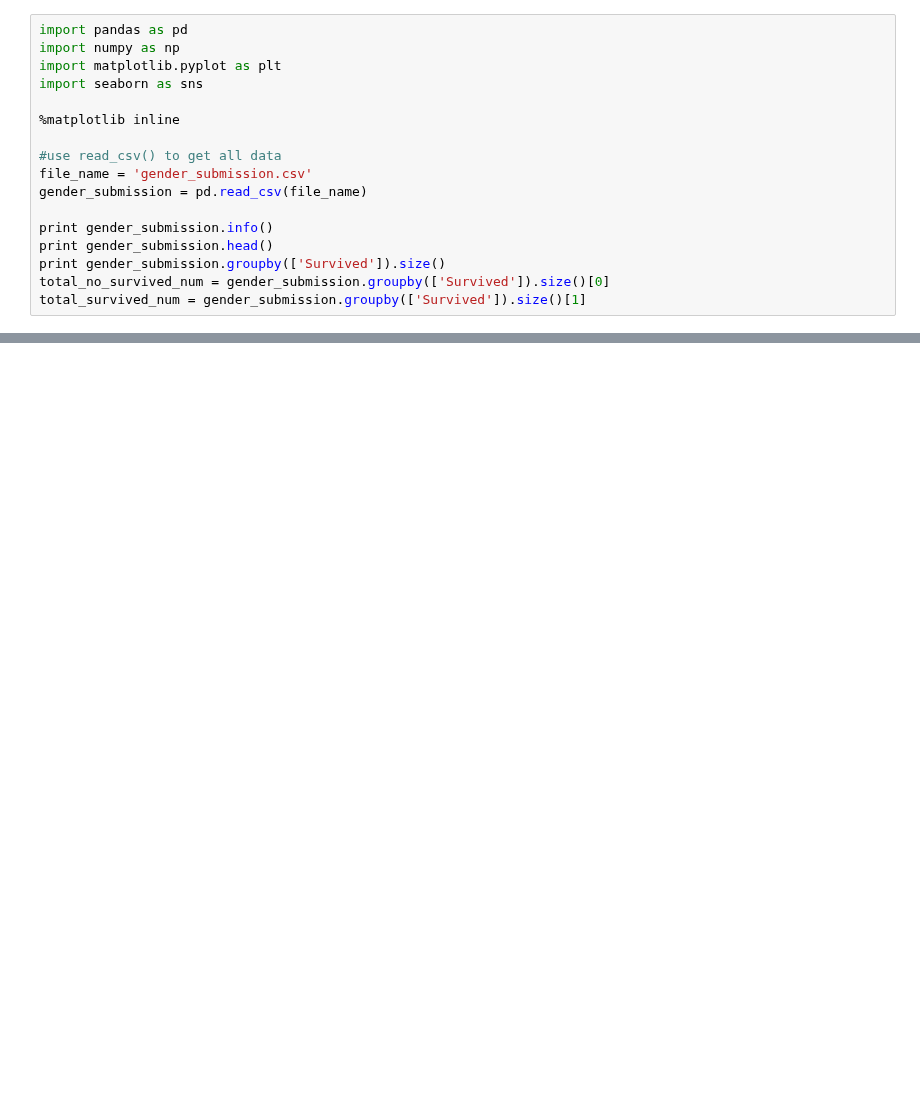
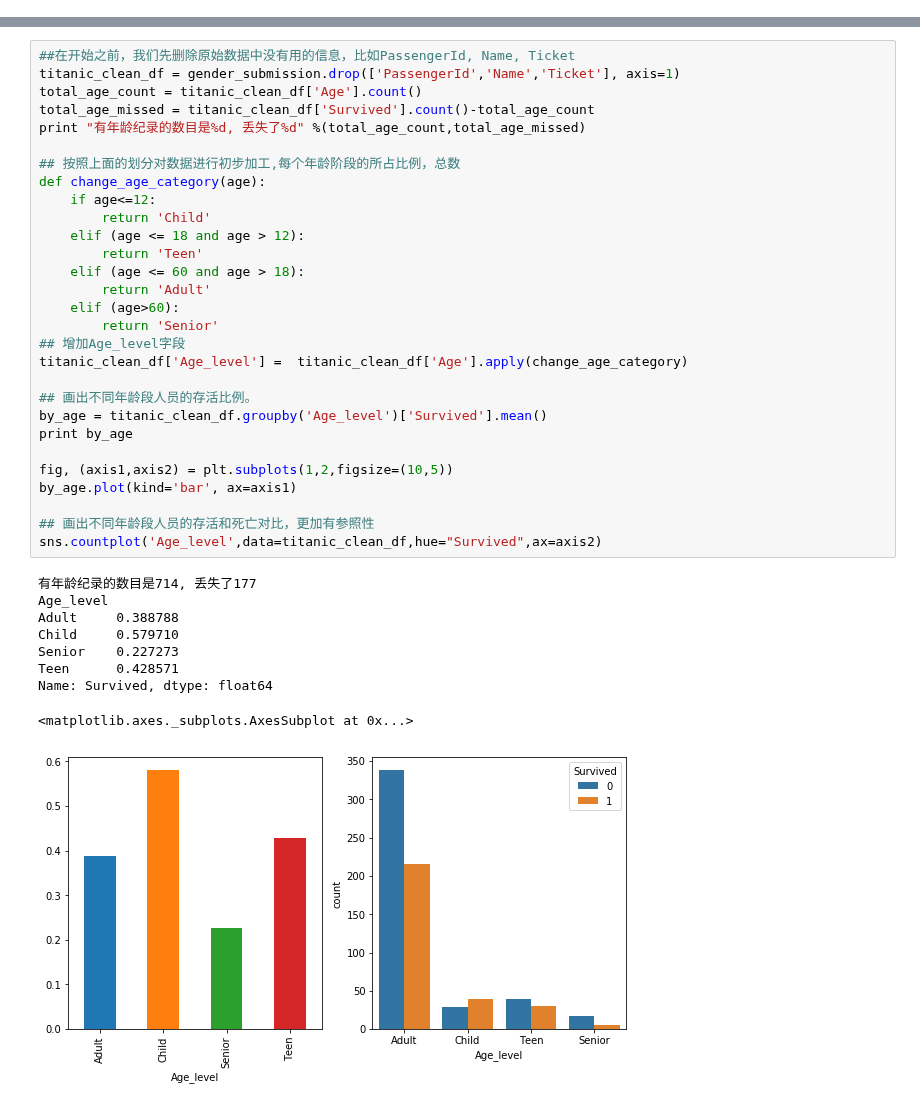
Before and after one commit to wolfgao/deeplearning, a Jupyter notebook: p4_final/Titanic_passengers_analysis.ipynb, the cells around one changed output, grey strips where cells are left out. Drawn from its saved outputs; the diff is of its cells as text; blank space fills up the shorter version.

Commit message:
Titanic passengers data analysis completed alpha version.

```diff
--- a/p4_final/Titanic_passengers_analysis.ipynb
+++ b/p4_final/Titanic_passengers_analysis.ipynb
@@ -24,17 +0,0 @@
-# %%
-import pandas as pd
-import numpy as np
-import matplotlib.pyplot as plt
-import seaborn as sns
-
-%matplotlib inline
-
-#use read_csv() to get all data
-file_name = 'gender_submission.csv'
-gender_submission = pd.read_csv(file_name)
-
-print gender_submission.info()
-print gender_submission.head()
-print gender_submission.groupby(['Survived']).size()
-total_no_survived_num = gender_submission.groupby(['Survived']).size()[0]
-total_survived_num = gender_submission.groupby(['Survived']).size()[1]
@@ -304,0 +139,39 @@ ValueError: setting an array element with a sequence.
+# %%
+##在开始之前，我们先删除原始数据中没有用的信息，比如PassengerId, Name, Ticket
+titanic_clean_df = gender_submission.drop(['PassengerId','Name','Ticket'], axis=1)
+total_age_count = titanic_clean_df['Age'].count()
+total_age_missed = titanic_clean_df['Survived'].count()-total_age_count
+print "有年龄纪录的数目是%d, 丢失了%d" %(total_age_count,total_age_missed)
+
+## 按照上面的划分对数据进行初步加工,每个年龄阶段的所占比例，总数
+def change_age_category(age):
+    if age<=12:
+        return 'Child'
+    elif (age <= 18 and age > 12):
+        return 'Teen'
+    elif (age <= 60 and age > 18):
+        return 'Adult'
+    elif (age>60):
+        return 'Senior'
+## 增加Age_level字段
+titanic_clean_df['Age_level'] =  titanic_clean_df['Age'].apply(change_age_category)
+
+## 画出不同年龄段人员的存活比例。
+by_age = titanic_clean_df.groupby('Age_level')['Survived'].mean()
+print by_age
+
+fig, (axis1,axis2) = plt.subplots(1,2,figsize=(10,5))
+by_age.plot(kind='bar', ax=axis1)
+
+## 画出不同年龄段人员的存活和死亡对比，更加有参照性
+sns.countplot('Age_level',data=titanic_clean_df,hue="Survived",ax=axis2)
+# %% [output]
+有年龄纪录的数目是714, 丢失了177
+Age_level
+Adult     0.388788
+Child     0.579710
+Senior    0.227273
+Teen      0.428571
+Name: Survived, dtype: float64
+<matplotlib.axes._subplots.AxesSubplot at 0x...>
+[figure, added]
```
Also changed, not shown: parts of 52 cells of this notebook, 18 other files.
